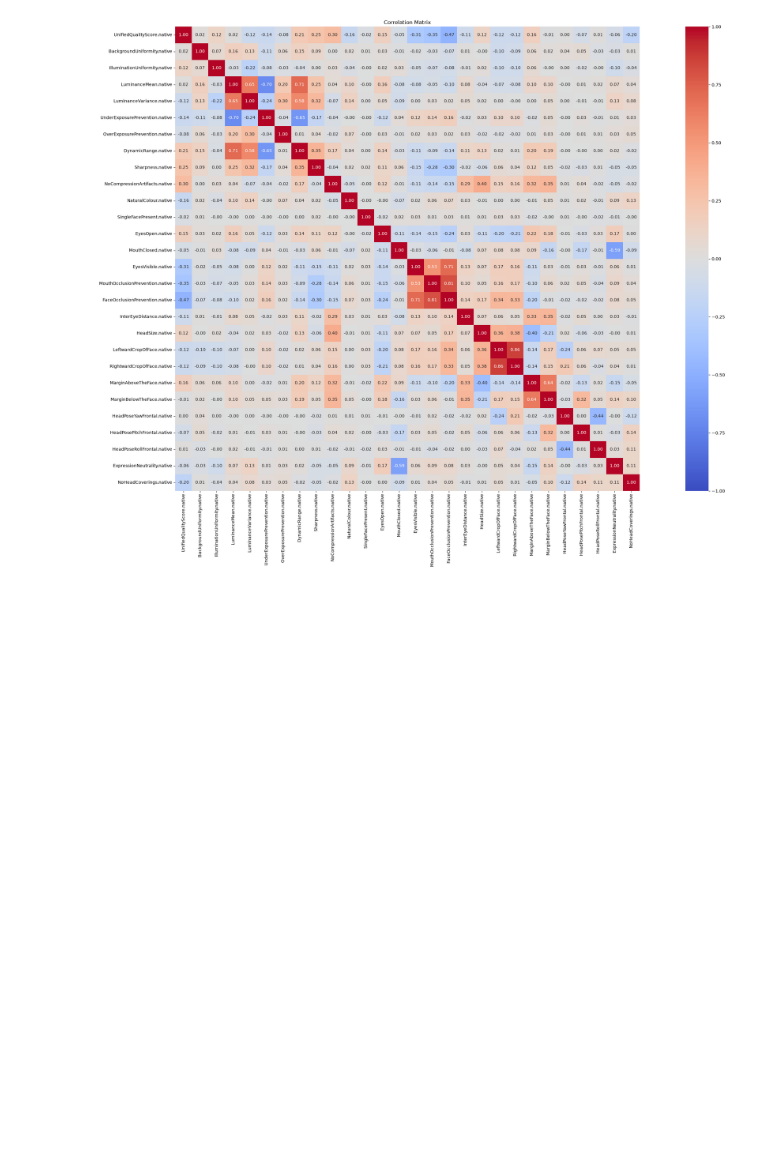
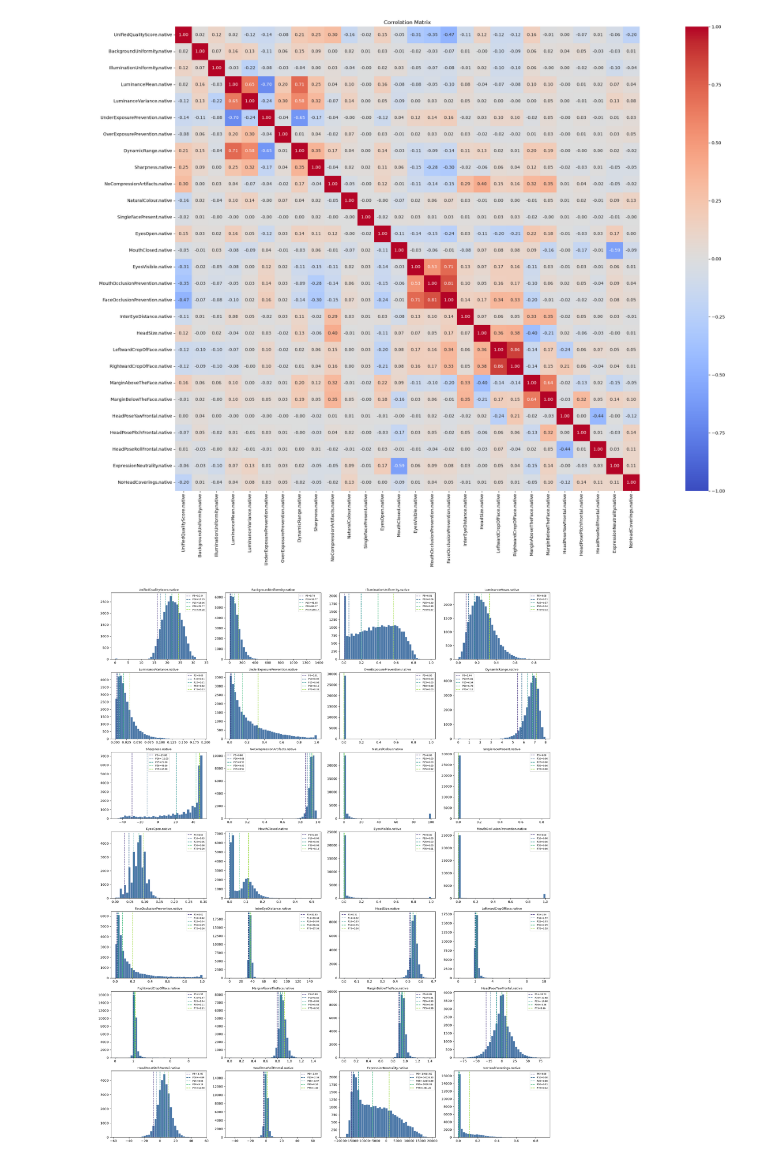
Before and after one commit to vramoscadavero/Thesis, a Jupyter notebook: notebooks/Glint_analysis.ipynb, the cells around one changed output. Drawn from its saved outputs; the diff is of its cells as text; code cells hidden in the pictures; blank space fills up the shorter version.

Commit message:
Histogram with percentiles

```diff
--- a/notebooks/Glint_analysis.ipynb
+++ b/notebooks/Glint_analysis.ipynb
@@ -380,3 +371,45 @@ plt.tight_layout()
 plt.show()
 # %% [output]
 [figure]
+# %%
+def _values(df, col):
+    s = df[col]
+    arr = s.to_numpy() if hasattr(s, "to_numpy") else np.asarray(s)
+    x = np.asarray(arr, dtype=float)
+    x = x[~np.isnan(x)]
+    return x[x != -1]                                  # scarta i codici di errore
+
+
+def hist_df(df, cols=None, percentili=(5, 10, 25, 50, 75), bins=40,
+            clip=None, log_y=False, n_col=4):
+    if cols is None:
+        cols = [c for c in df.columns if str(c).endswith((".scalar", ".native"))] or list(df.columns)
+    n_row = math.ceil(len(cols) / n_col)
+    fig, axes = plt.subplots(n_row, n_col, figsize=(5 * n_col, 3.5 * n_row), squeeze=False)
+    axes = axes.flatten()
+    colori = plt.cm.viridis(np.linspace(0.15, 0.85, len(percentili)))
+
+    for ax, c in zip(axes, cols):
+        x = _values(df, c)
+        if len(x) == 0:
+            ax.set_title(f"{c} (vuota)", fontsize=9)
+            continue
+        rng = clip if clip is not None else tuple(np.percentile(x, [0, 100]))
+        if rng[0] == rng[1]:
+            rng = (rng[0] - 0.5, rng[1] + 0.5)
+        ax.hist(x, bins=bins, range=rng, edgecolor="white", linewidth=0.4, color="#4C78A8")
+        for p, q, col in zip(percentili, np.percentile(x, percentili), colori):
+            ax.axvline(q, color=col, linestyle="--", linewidth=1.4, label=f"P{p}={q:.2f}")
+        if log_y:
+            ax.set_yscale("log")
+        ax.set_title(str(c), fontsize=9)
+        ax.legend(fontsize=7)
+
+    for ax in axes[len(cols):]:
+        ax.set_visible(False)
+    fig.tight_layout()
+    return fig
+# %%
+fig = hist_df(native)
+# %% [output]
+[figure, added]
```
Also changed, not shown: parts of 3 cells of this notebook, 1 other file.
